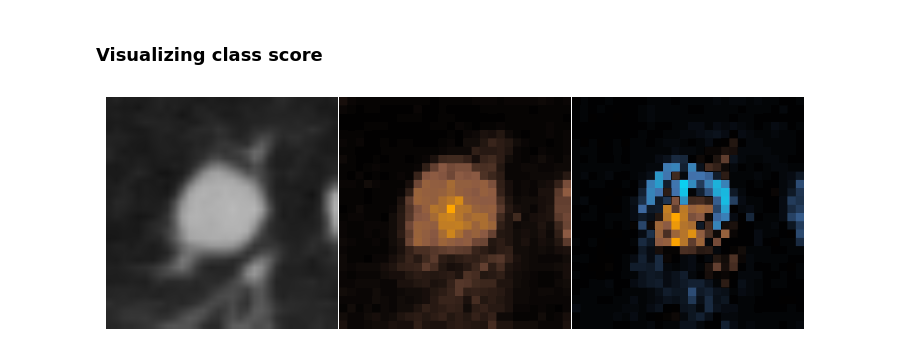
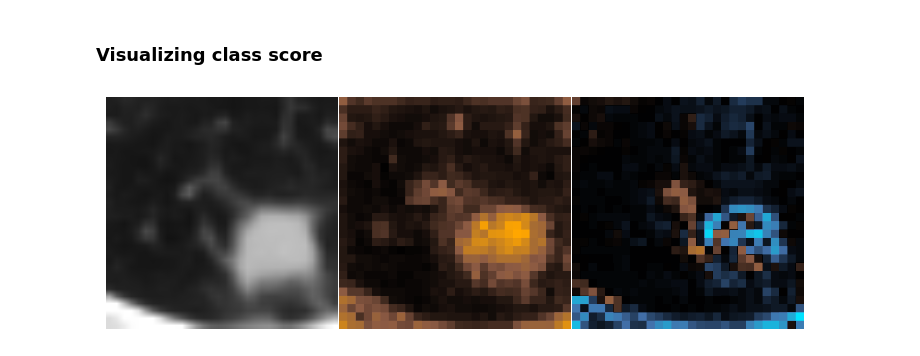
Before and after one commit to jbindaAI/LIDC, a Jupyter notebook: CDAM_LIDC/CDAM_SSL.ipynb, the cells around one changed output. Saved outputs shown, nothing was run; the diff lists cells and outputs as text; code cells hidden in the pictures.

Commit message:
Uploading results of CDAM analysis of Biomarker Regression Model.

```diff
--- a/CDAM_LIDC/CDAM_SSL.ipynb
+++ b/CDAM_LIDC/CDAM_SSL.ipynb
@@ -68,8 +73,8 @@ tensor(361.6953)
 def load_img(crop_path, crop_view="axial", slice_=16):
     """Returns the image as resized and normalized tensor and as original (only resized)"""
 
-    channels_mean = [-629.1249, -629.1249, -629.1249]
-    channels_std = [361.6953, 361.6953, 361.6953]
+    channels_mean = [MEAN for i in range(3)]
+    channels_std = [STD for i in range(3)]
 
     resizeANDnorm = transforms.Compose(
         [
@@ -147,7 +152,7 @@ def get_cmap(heatmap):
         top = 0.5 + abs((heatmap.max() / abs(heatmap).max()) / 2)
     return cmr.get_sub_cmap(mycmap, bottom, top)
 # %%
-def plot_results(original, maps, savename=None, figsize=(9, 9)):
+def plot_results(original, maps, model_type, savename=None, figsize=(9, 9)):
     """Using matplotlib, plot the original image and the relevance maps"""
     plt.figure(figsize=figsize)
     num_plots = 1 + len(maps)
@@ -163,7 +168,11 @@ def plot_results(original, maps, savename=None, figsize=(9, 9)):
     plt.subplots_adjust(wspace=0.005, hspace=0)
     # save the plot to a file, cropped to only the image
     if savename:
-        plt.savefig(f"./maps/SSL_ViT/{savename}.png", bbox_inches="tight", pad_inches=0)
+        if model_type=="Biomarkers":
+            save_path = f"./maps/SSL_ViT/Biomarkers/{savename}.png"
+        elif model_type=="End2End":
+            save_path = f"./maps/SSL_ViT/End2End/{savename}.png"
+        plt.savefig(save_path, bbox_inches="tight", pad_inches=0)
     plt.show()
 # %%
 def print_top_classes(predictions, **kwargs):
@@ -274,15 +283,15 @@ grad_hook = final_block_norm1.register_full_backward_hook(
     get_gradient("last_att_in")
 )
 # %%
-def get_maps(model, img, return_raw=False, clip=False):
+def get_maps(model, img, return_raw=False, target_class="End2End", clip=False):
     """
     Wrapper function to get the attention map and the concept map for a given image and target class.
     In the case of LIDC dataset, target class is a malignant nodule.
     """
-
+    class_idx=class2idx[target_class]
     pred = model(img)
     class_attention_map = get_CDAM(
-        class_score=pred[0][0],
+        class_score=pred[0][class_idx],
         activation=activation,
         grad=grad,
         return_raw=return_raw,
@@ -292,15 +301,28 @@ def get_maps(model, img, return_raw=False, clip=False):
     return attention_map, class_attention_map
 # %% [markdown]
 ### Visualizing class score
-# %%
-model = E2E_model.model.to(device)
-# %%
-img_path = "/home/jbinda/INFORM/LIDC/dataset/crops/0567.pt"
-sample_img, original_img = load_img(img_path)
-sample_img.requires_grad = True
-
-attention_map, class_attention_map = get_maps(model, sample_img, clip=True)
-
-plot_results(original_img, [attention_map, class_attention_map], savename="0567")
-# %% [output]
-[figure, removed]
+# %%
+#Choose image:
+IMG_ID = "0075"
+
+# Loading image:
+img_path = f"/home/jbinda/INFORM/LIDC/dataset/crops/{IMG_ID}.pt"
+sample_img, original_img = load_img(img_path)
+sample_img.requires_grad = True
+
+## Choose feature with respect to which you want compute CDAM score. In case of End2End model choose: End2End.
+TARGET_CLASS="subtlety"
+SAVE_MAPS = False
+assert TARGET_CLASS in class2idx.keys(), f"Wrong target name! Available: {class2idx.keys()}"
+if SAVE_MAPS:
+    savename=f"{TARGET_CLASS}_{IMG_ID}"
+else:
+    savename=None
+
+# Preparing maps:
+model = model.to(device)
+attention_map, class_attention_map = get_maps(model, sample_img, target_class=TARGET_CLASS, clip=True)
+
+plot_results(original_img, [attention_map, class_attention_map], savename=savename, model_type=MODEL_TYPE)
+# %% [output]
+[figure, added]
```
Also changed, not shown: parts of 12 cells of this notebook, 20 other files.
